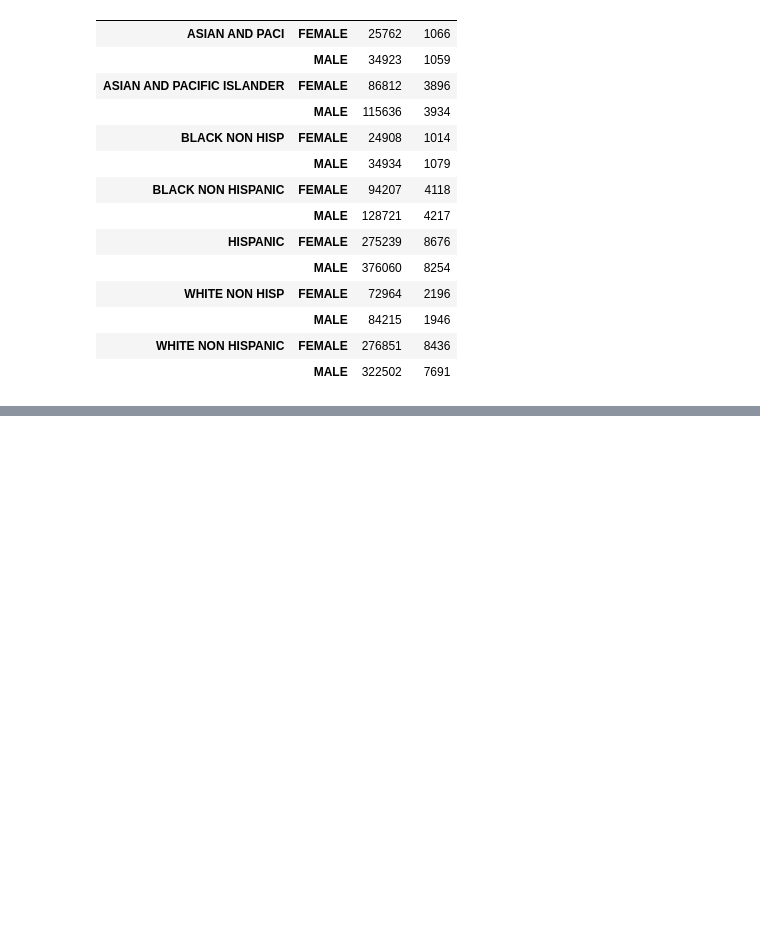
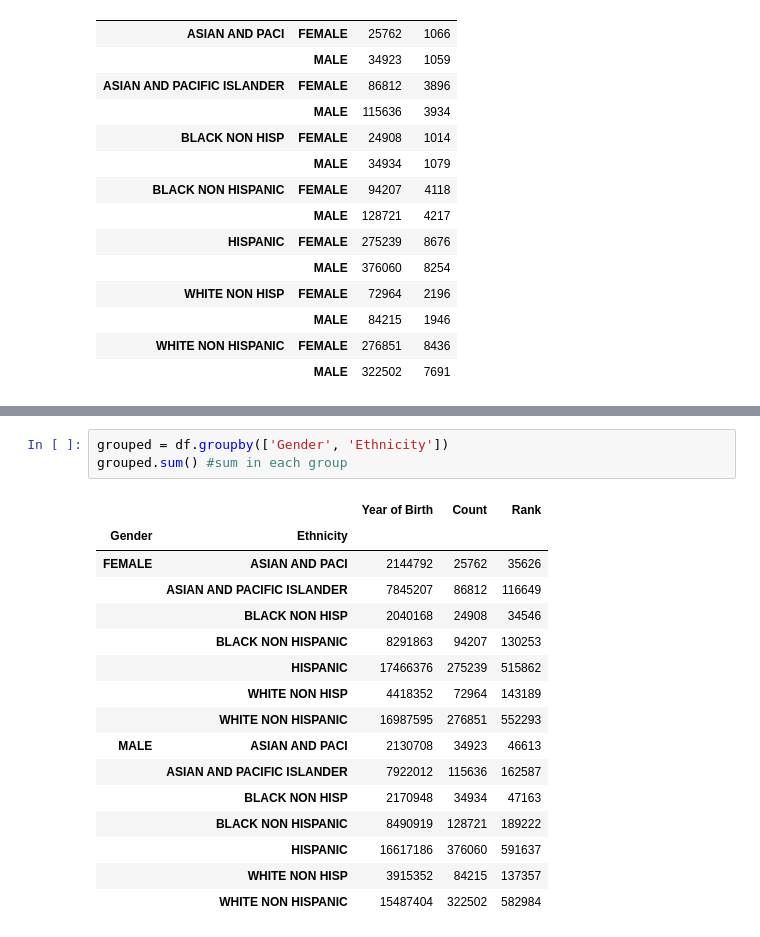
Before and after one commit to Kansi420/python_learn, a Jupyter notebook: pandas/pandas.ipynb, the cells around one changed output, grey strips where cells are left out. Drawn from its saved outputs; the diff is of its cells as text; blank space fills up the shorter version.

```diff
--- a/pandas/pandas.ipynb
+++ b/pandas/pandas.ipynb
@@ -378,0 +387,20 @@ pivot_table.head(20)
+# %%
+grouped = df.groupby(['Gender', 'Ethnicity'])
+grouped.sum() #sum in each group
+# %% [output]
+|  |  | Year of Birth | Count | Rank |
+| Gender | Ethnicity |  |  |  |
+| FEMALE | ASIAN AND PACI | 2144792 | 25762 | 35626 |
+|  | ASIAN AND PACIFIC ISLANDER | 7845207 | 86812 | 116649 |
+|  | BLACK NON HISP | 2040168 | 24908 | 34546 |
+|  | BLACK NON HISPANIC | 8291863 | 94207 | 130253 |
+|  | HISPANIC | 17466376 | 275239 | 515862 |
+|  | WHITE NON HISP | 4418352 | 72964 | 143189 |
+|  | WHITE NON HISPANIC | 16987595 | 276851 | 552293 |
+| MALE | ASIAN AND PACI | 2130708 | 34923 | 46613 |
+|  | ASIAN AND PACIFIC ISLANDER | 7922012 | 115636 | 162587 |
+|  | BLACK NON HISP | 2170948 | 34934 | 47163 |
+|  | BLACK NON HISPANIC | 8490919 | 128721 | 189222 |
+|  | HISPANIC | 16617186 | 376060 | 591637 |
+|  | WHITE NON HISP | 3915352 | 84215 | 137357 |
+|  | WHITE NON HISPANIC | 15487404 | 322502 | 582984 |
```
Also changed, not shown: parts of 7 cells of this notebook, 1 other file.
